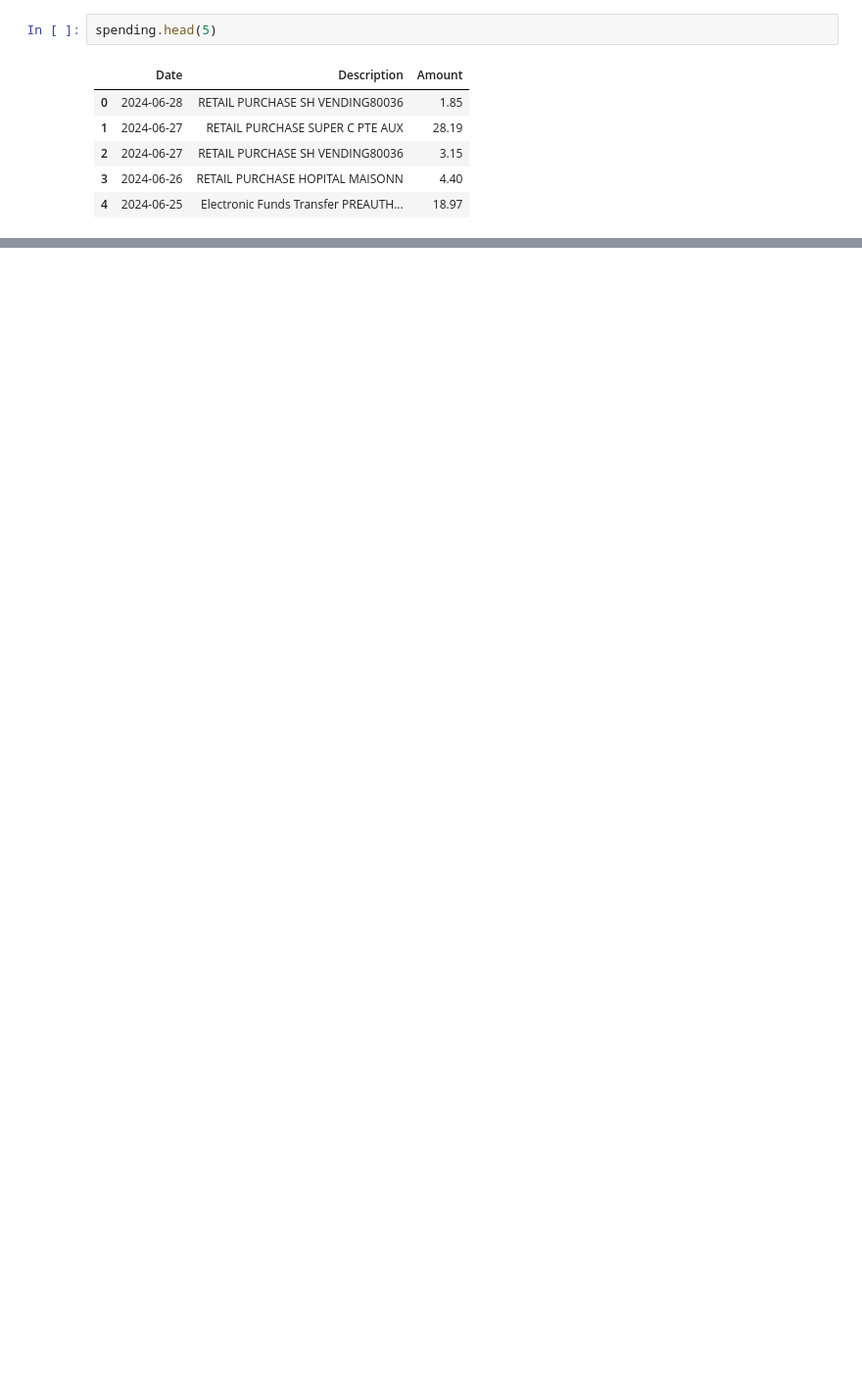
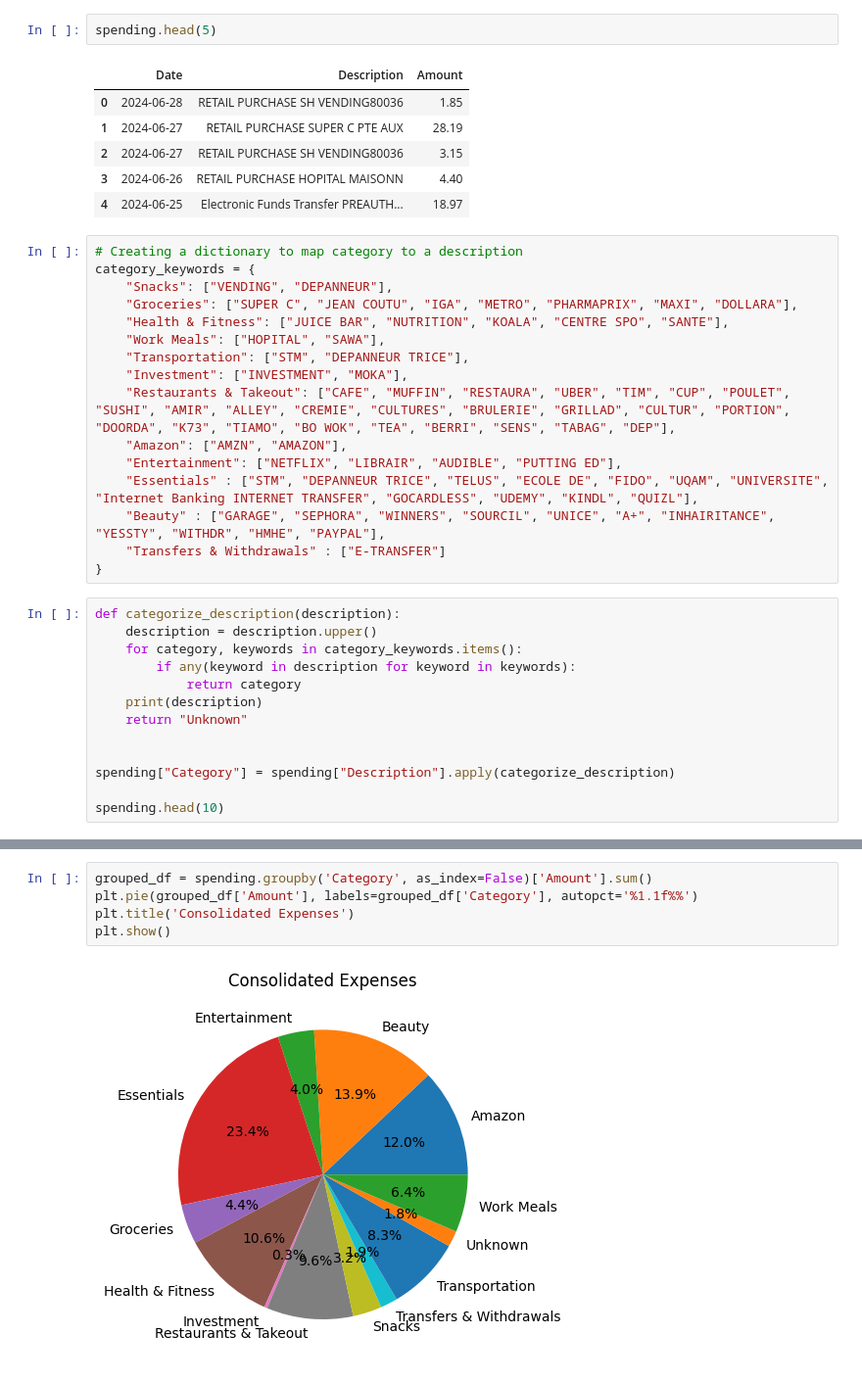
Before and after one commit to eglantinc/Personal-Finance-Analyzer, a Jupyter notebook: csv_cleaner.ipynb, the cells around one changed output, grey strips where cells are left out. Shown at 98% size. Cells and saved outputs as stored; diff of their text form; blank space fills up the shorter version.

```diff
--- a/csv_cleaner.ipynb
+++ b/csv_cleaner.ipynb
@@ -62,3 +49,32 @@ spending.head(5)
 | 2 | 2024-06-27 | RETAIL PURCHASE SH VENDING80036 | 3.15 |
 | 3 | 2024-06-26 | RETAIL PURCHASE HOPITAL MAISONN | 4.40 |
 | 4 | 2024-06-25 | Electronic Funds Transfer PREAUTH... | 18.97 |
+# %%
+# Creating a dictionary to map category to a description
+category_keywords = {
+    "Snacks": ["VENDING", "DEPANNEUR"],
+    "Groceries": ["SUPER C", "JEAN COUTU", "IGA", "METRO", "PHARMAPRIX", "MAXI", "DOLLARA"],
+    "Health & Fitness": ["JUICE BAR", "NUTRITION", "KOALA", "CENTRE SPO", "SANTE"],
+    "Work Meals": ["HOPITAL", "SAWA"],
+    "Transportation": ["STM", "DEPANNEUR TRICE"],
+    "Investment": ["INVESTMENT", "MOKA"],
+    "Restaurants & Takeout": ["CAFE", "MUFFIN", "RESTAURA", "UBER", "TIM", "CUP", "POULET", "SUSHI", "AMIR", "ALLEY", "CREMIE", "CULTURES", "BRULERIE", "GRILLAD", "CULTUR", "PORTION", "DOORDA", "K73", "TIAMO", "BO WOK", "TEA", "BERRI", "SENS", "TABAG", "DEP"],
+    "Amazon": ["AMZN", "AMAZON"],
+    "Entertainment": ["NETFLIX", "LIBRAIR", "AUDIBLE", "PUTTING ED"],
+    "Essentials" : ["STM", "DEPANNEUR TRICE", "TELUS", "ECOLE DE", "FIDO", "UQAM", "UNIVERSITE", "Internet Banking INTERNET TRANSFER", "GOCARDLESS", "UDEMY", "KINDL", "QUIZL"],
+    "Beauty" : ["GARAGE", "SEPHORA", "WINNERS", "SOURCIL", "UNICE", "A+", "INHAIRITANCE", "YESSTY", "WITHDR", "HMHE", "PAYPAL"],
+    "Transfers & Withdrawals" : ["E-TRANSFER"]
+}
+# %%
+def categorize_description(description):
+    description = description.upper()
+    for category, keywords in category_keywords.items():
+        if any(keyword in description for keyword in keywords):
+            return category
+    print(description)
+    return "Unknown"
+
+
+spending["Category"] = spending["Description"].apply(categorize_description)
+
+spending.head(10)
@@ -64,0 +97,7 @@ spending.head(5)
+# %%
+grouped_df = spending.groupby('Category', as_index=False)['Amount'].sum()
+plt.pie(grouped_df['Amount'], labels=grouped_df['Category'], autopct='%1.1f%%')
+plt.title('Consolidated Expenses')
+plt.show()
+# %% [output]
+[figure, added]
```
Also changed, not shown: parts of 4 cells of this notebook.
